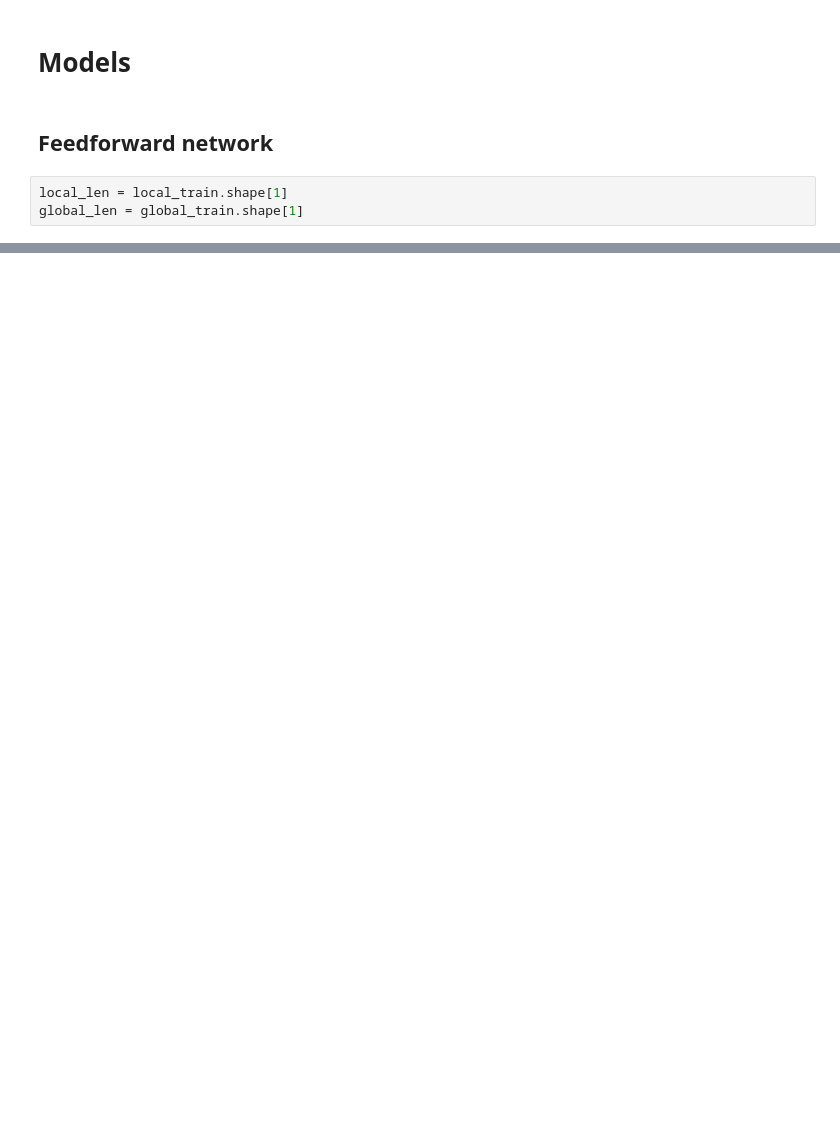
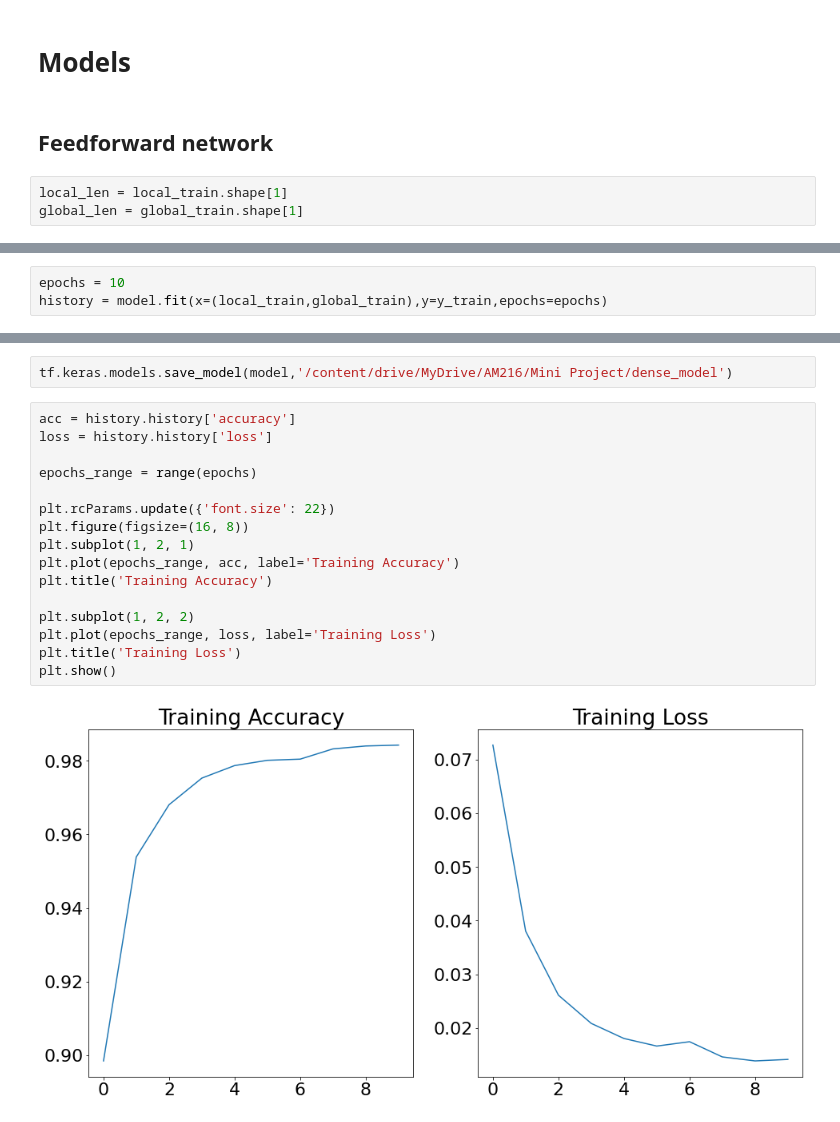
Before and after one commit to BlueGrisGris/am216, a Jupyter notebook: AM216_Exoplanets.ipynb, the cells around one changed output, grey strips where cells are left out. Cells and saved outputs as stored; diff of their text form; blank space fills up the shorter version.

```diff
--- a/AM216_Exoplanets.ipynb
+++ b/AM216_Exoplanets.ipynb
@@ -281,0 +309,3 @@ ________________________________________________________________________________
+# %%
+epochs = 10
+history = model.fit(x=(local_train,global_train),y=y_train,epochs=epochs)
@@ -281,0 +333,20 @@ ________________________________________________________________________________
+# %%
+tf.keras.models.save_model(model,'/content/drive/MyDrive/AM216/Mini Project/dense_model')
+# %%
+acc = history.history['accuracy']
+loss = history.history['loss']
+
+epochs_range = range(epochs)
+
+plt.rcParams.update({'font.size': 22})
+plt.figure(figsize=(16, 8))
+plt.subplot(1, 2, 1)
+plt.plot(epochs_range, acc, label='Training Accuracy')
+plt.title('Training Accuracy')
+
+plt.subplot(1, 2, 2)
+plt.plot(epochs_range, loss, label='Training Loss')
+plt.title('Training Loss')
+plt.show()
+# %% [output]
+[figure, added]
```
Also changed, not shown: parts of 23 cells of this notebook.
